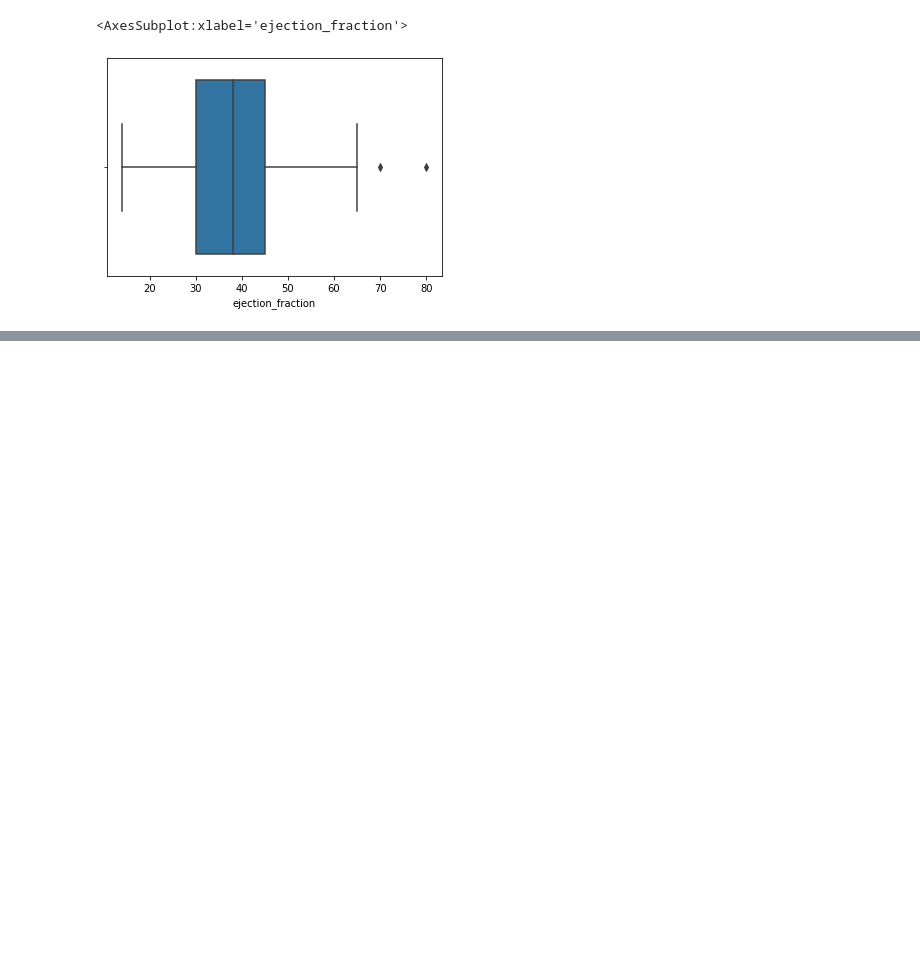
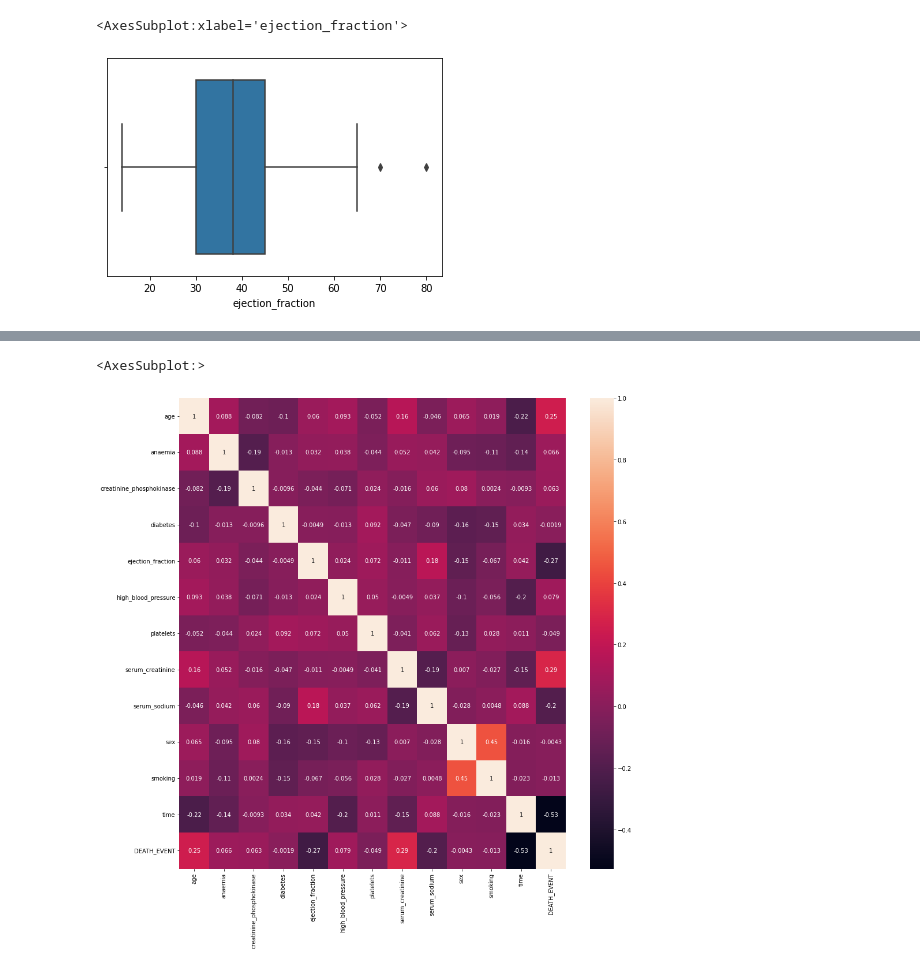
Before and after one commit to Padi-Rishitha/ML_Models, a Jupyter notebook: HeartFailurePrediction/Heart_Failure_Prediction.ipynb, the cells around one changed output, grey strips where cells are left out. Saved outputs shown, nothing was run; the diff lists cells and outputs as text; code cells hidden in the pictures; blank space fills up the shorter version.

```diff
--- a/HeartFailurePrediction/Heart_Failure_Prediction.ipynb
+++ b/HeartFailurePrediction/Heart_Failure_Prediction.ipynb
@@ -125,0 +156,7 @@ corr= df.corr()
+# %%
+corr = df.corr()
+plt.subplots(figsize=(15,15))
+sns.heatmap(corr, annot=True)
+# %% [output]
+<AxesSubplot:>
+[figure, added]
```
Also changed, not shown: parts of 19 cells of this notebook.
